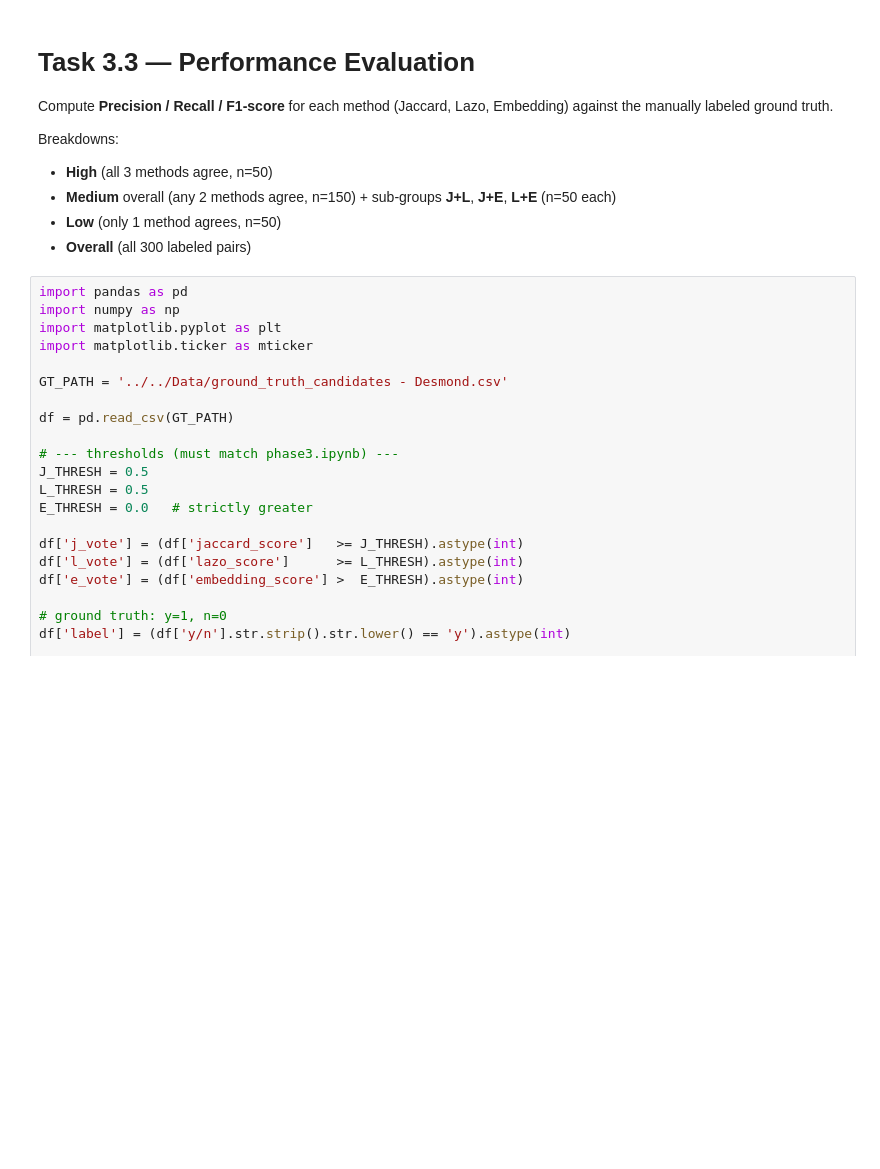
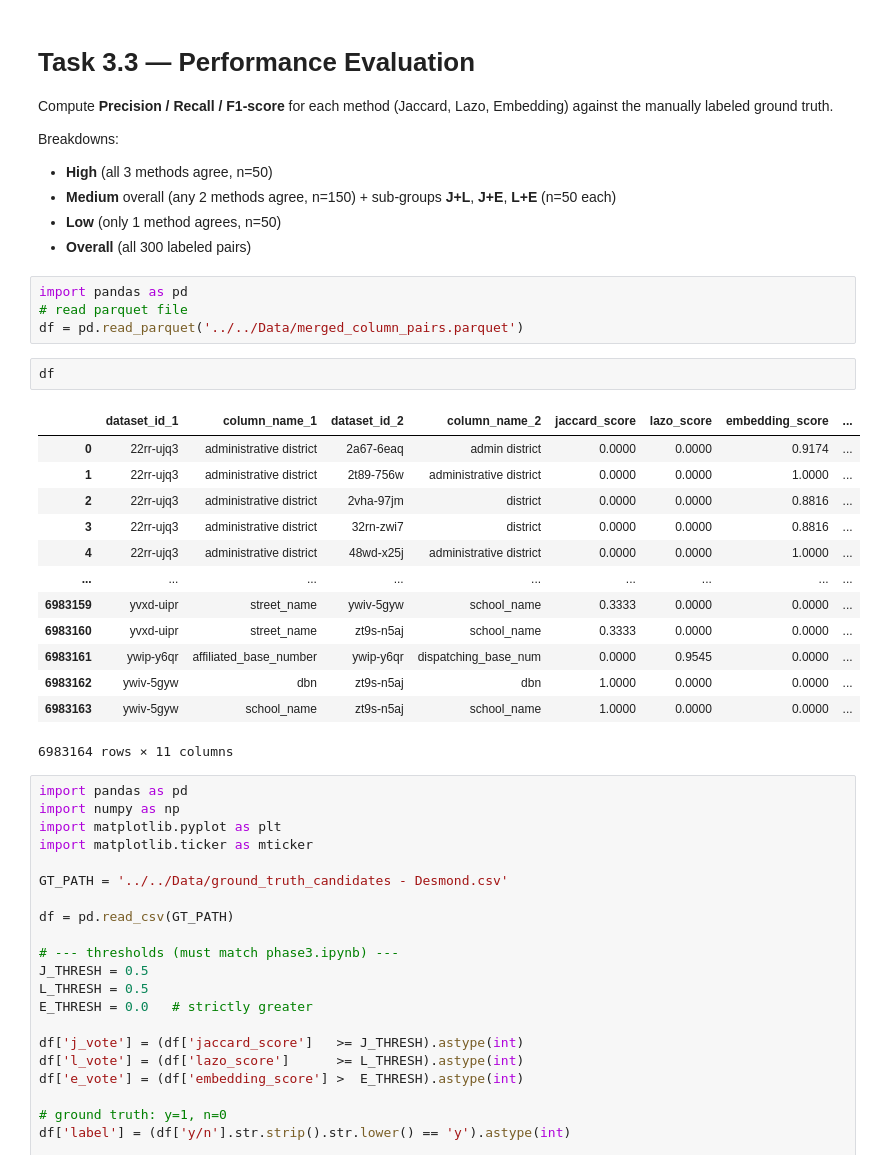
Before and after one commit to donydony228/3001-Data-Engineering, a Jupyter notebook: scripts/analysis/phase3-3_matrix.ipynb, the cells around one changed output. Drawn from its saved outputs; the diff is of its cells as text; blank space fills up the shorter version.

```diff
--- a/scripts/analysis/phase3-3_matrix.ipynb
+++ b/scripts/analysis/phase3-3_matrix.ipynb
@@ -8,6 +8,26 @@ Breakdowns:
 - **Medium** overall (any 2 methods agree, n=150) + sub-groups **J+L**, **J+E**, **L+E** (n=50 each)
 - **Low** (only 1 method agrees, n=50)
 - **Overall** (all 300 labeled pairs)
+# %%
+import pandas as pd
+# read parquet file
+df = pd.read_parquet('../../Data/merged_column_pairs.parquet')
+# %%
+df
+# %% [output]
+|  | dataset_id_1 | column_name_1 | dataset_id_2 | column_name_2 | jaccard_score | lazo_score | embedding_score | ... |
+| 0 | 22rr-ujq3 | administrative district | 2a67-6eaq | admin district | 0.0000 | 0.0000 | 0.9174 | ... |
+| 1 | 22rr-ujq3 | administrative district | 2t89-756w | administrative district | 0.0000 | 0.0000 | 1.0000 | ... |
+| 2 | 22rr-ujq3 | administrative district | 2vha-97jm | district | 0.0000 | 0.0000 | 0.8816 | ... |
+| 3 | 22rr-ujq3 | administrative district | 32rn-zwi7 | district | 0.0000 | 0.0000 | 0.8816 | ... |
+| 4 | 22rr-ujq3 | administrative district | 48wd-x25j | administrative district | 0.0000 | 0.0000 | 1.0000 | ... |
+| ... | ... | ... | ... | ... | ... | ... | ... | ... |
+| 6983159 | yvxd-uipr | street_name | ywiv-5gyw | school_name | 0.3333 | 0.0000 | 0.0000 | ... |
+| 6983160 | yvxd-uipr | street_name | zt9s-n5aj | school_name | 0.3333 | 0.0000 | 0.0000 | ... |
+| 6983161 | ywip-y6qr | affiliated_base_number | ywip-y6qr | dispatching_base_num | 0.0000 | 0.9545 | 0.0000 | ... |
+| 6983162 | ywiv-5gyw | dbn | zt9s-n5aj | dbn | 1.0000 | 0.0000 | 0.0000 | ... |
+| 6983163 | ywiv-5gyw | school_name | zt9s-n5aj | school_name | 1.0000 | 0.0000 | 0.0000 | ... |
+6983164 rows × 11 columns
 # %%
 import pandas as pd
 import numpy as np
```
